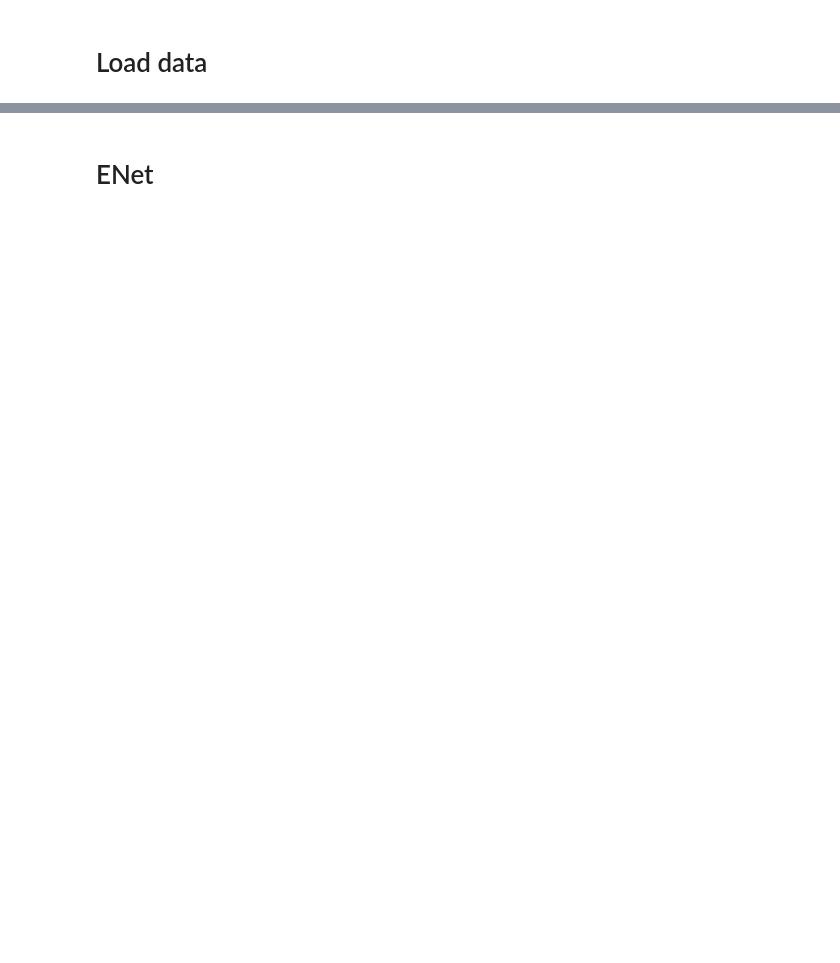
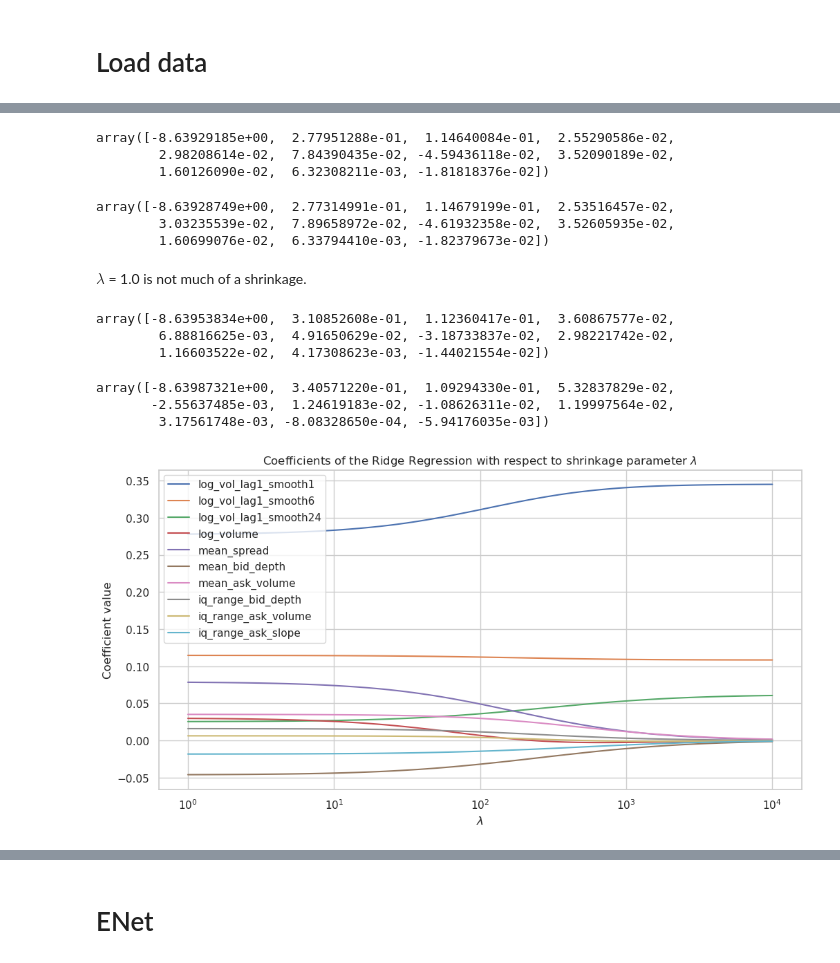
Before and after one commit to v-buchkov/mlfcs, a Jupyter notebook: experiments/miro/3.1-mz-development-bnchmrks-multivariate.ipynb, the cells around one changed output, grey strips where cells are left out. Drawn from its saved outputs; the diff is of its cells as text; code cells hidden in the pictures; blank space fills up the shorter version.

```diff
--- a/experiments/miro/3.1-mz-development-bnchmrks-multivariate.ipynb
+++ b/experiments/miro/3.1-mz-development-bnchmrks-multivariate.ipynb
@@ -167,0 +212,6 @@ validation = dataset.loc[LAST_TRAINING_DATE - pd.Timedelta(days=7):LAST_TRAINING
+# %%
+EPSILON = 0.0012
+
+weights=1/(EPSILON + np.exp(y.values))
+
+weights = y.values.shape[0] * (weights / (weights.sum()))
@@ -167,0 +220,6 @@ validation = dataset.loc[LAST_TRAINING_DATE - pd.Timedelta(days=7):LAST_TRAINING
+# %%
+W = np.diag(weights)
+# %%
+# zeros for the intercept and moveing averages, ones for the log_volume and 6 selected ob features
+LambdaMat = 1.0 * np.diag([0]*(len(LAGS)+1) + [1]*(len(selected_ob_features)+1))  # +1 for log_volume
+LambdaMat
@@ -167,0 +238,51 @@ validation = dataset.loc[LAST_TRAINING_DATE - pd.Timedelta(days=7):LAST_TRAINING
+# %%
+np.linalg.inv(X.values.T @ (W @ X.values) + 1.0 * LambdaMat) @ (X.values.T @ (W @ y.values))
+# %% [output]
+array([-8.63929185e+00,  2.77951288e-01,  1.14640084e-01,  2.55290586e-02,
+        2.98208614e-02,  7.84390435e-02, -4.59436118e-02,  3.52090189e-02,
+        1.60126090e-02,  6.32308211e-03, -1.81818376e-02])
+# %%
+np.linalg.inv(X.values.T @ (W @ X.values) + 0.0 * LambdaMat) @ (X.values.T @ (W @ y.values))
+# %% [output]
+array([-8.63928749e+00,  2.77314991e-01,  1.14679199e-01,  2.53516457e-02,
+        3.03235539e-02,  7.89658972e-02, -4.61932358e-02,  3.52605935e-02,
+        1.60699076e-02,  6.33794410e-03, -1.82379673e-02])
+# %% [markdown]
+$\lambda$ = 1.0 is not much of a shrinkage.
+# %%
+np.linalg.inv(X.values.T @ (W @ X.values) + 100.0 * LambdaMat) @ (X.values.T @ (W @ y.values))
+# %% [output]
+array([-8.63953834e+00,  3.10852608e-01,  1.12360417e-01,  3.60867577e-02,
+        6.88816625e-03,  4.91650629e-02, -3.18733837e-02,  2.98221742e-02,
+        1.16603522e-02,  4.17308623e-03, -1.44021554e-02])
+# %%
+np.linalg.inv(X.values.T @ (W @ X.values) + 1000.0 * LambdaMat) @ (X.values.T @ (W @ y.values))
+# %% [output]
+array([-8.63987321e+00,  3.40571220e-01,  1.09294330e-01,  5.32837829e-02,
+       -2.55637485e-03,  1.24619183e-02, -1.08626311e-02,  1.19997564e-02,
+        3.17561748e-03, -8.08328650e-04, -5.94176035e-03])
+# %%
+# plot the coefficients for different lambda values
+lambdas = np.logspace(0.0, 4, 100)
+coefs = []
+for lambda_ in lambdas:
+    coefs.append(
+        np.linalg.inv(X.values.T @ (W @ X.values) + lambda_ * LambdaMat) @ (X.values.T @ (W @ y.values))
+    )
+
+coefs = np.array(coefs)
+coefs = pd.DataFrame(coefs, columns=X.columns, index=lambdas)
+coefs.drop(columns=['const'], inplace=True)
+# %%
+# plot the coefficients with respect to lambda
+plt.figure(figsize=(12, 6))
+plt.plot(lambdas, coefs, label=coefs.columns)
+plt.xscale("log")
+plt.title(r"Coefficients of the Ridge Regression with respect to shrinkage parameter $\lambda$")
+plt.xlabel(r"$\lambda$")
+plt.ylabel("Coefficient value")
+plt.legend(loc='upper left')
+# plt.grid()
+plt.show()
+# %% [output]
+[figure, added]
```
Also changed, not shown: parts of 62 cells of this notebook, 7 other files.
